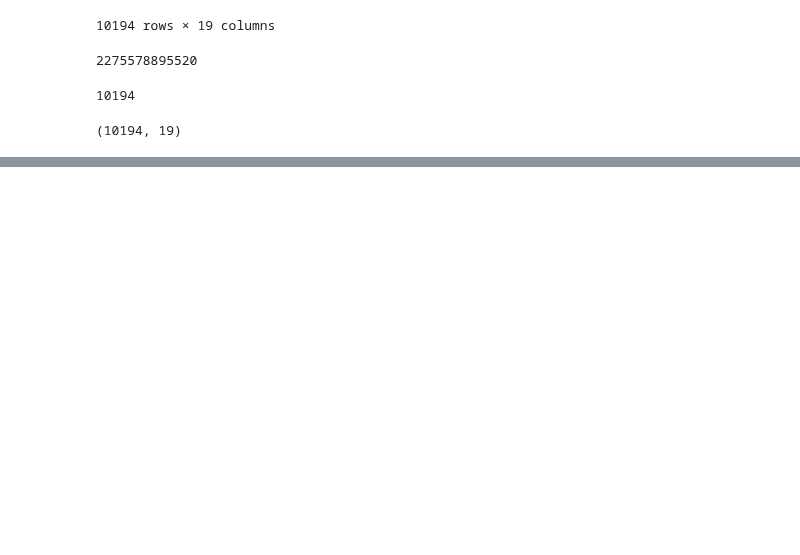
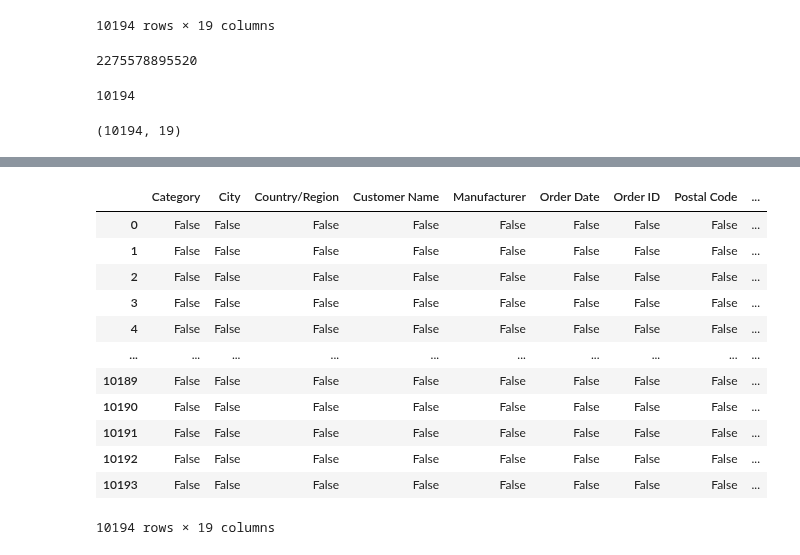
Before and after one commit to corpsedust/NareshIT, a Jupyter notebook: DailyClassroomNotes/12th Feb.ipynb, the cells around one changed output, grey strips where cells are left out. Drawn from its saved outputs; the diff is of its cells as text; code cells hidden in the pictures; blank space fills up the shorter version.

```diff
--- a/DailyClassroomNotes/12th Feb.ipynb
+++ b/DailyClassroomNotes/12th Feb.ipynb
@@ -31,0 +87,16 @@ store.shape
+# %%
+store.isnull()
+# %% [output]
+|  | Category | City | Country/Region | Customer Name | Manufacturer | Order Date | Order ID | Postal Code | ... |
+| 0 | False | False | False | False | False | False | False | False | ... |
+| 1 | False | False | False | False | False | False | False | False | ... |
+| 2 | False | False | False | False | False | False | False | False | ... |
+| 3 | False | False | False | False | False | False | False | False | ... |
+| 4 | False | False | False | False | False | False | False | False | ... |
+| ... | ... | ... | ... | ... | ... | ... | ... | ... | ... |
+| 10189 | False | False | False | False | False | False | False | False | ... |
+| 10190 | False | False | False | False | False | False | False | False | ... |
+| 10191 | False | False | False | False | False | False | False | False | ... |
+| 10192 | False | False | False | False | False | False | False | False | ... |
+| 10193 | False | False | False | False | False | False | False | False | ... |
+10194 rows × 19 columns
```
Also changed, not shown: parts of 21 cells of this notebook.
